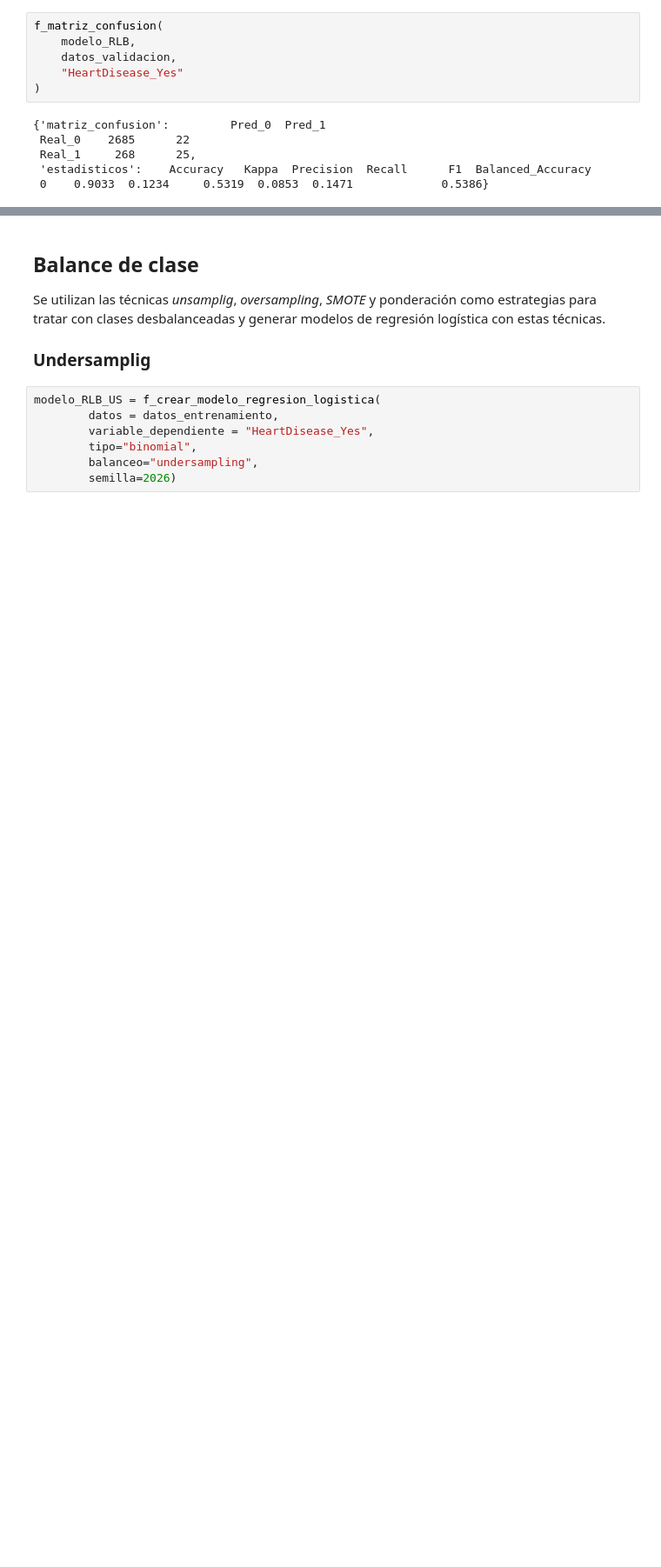
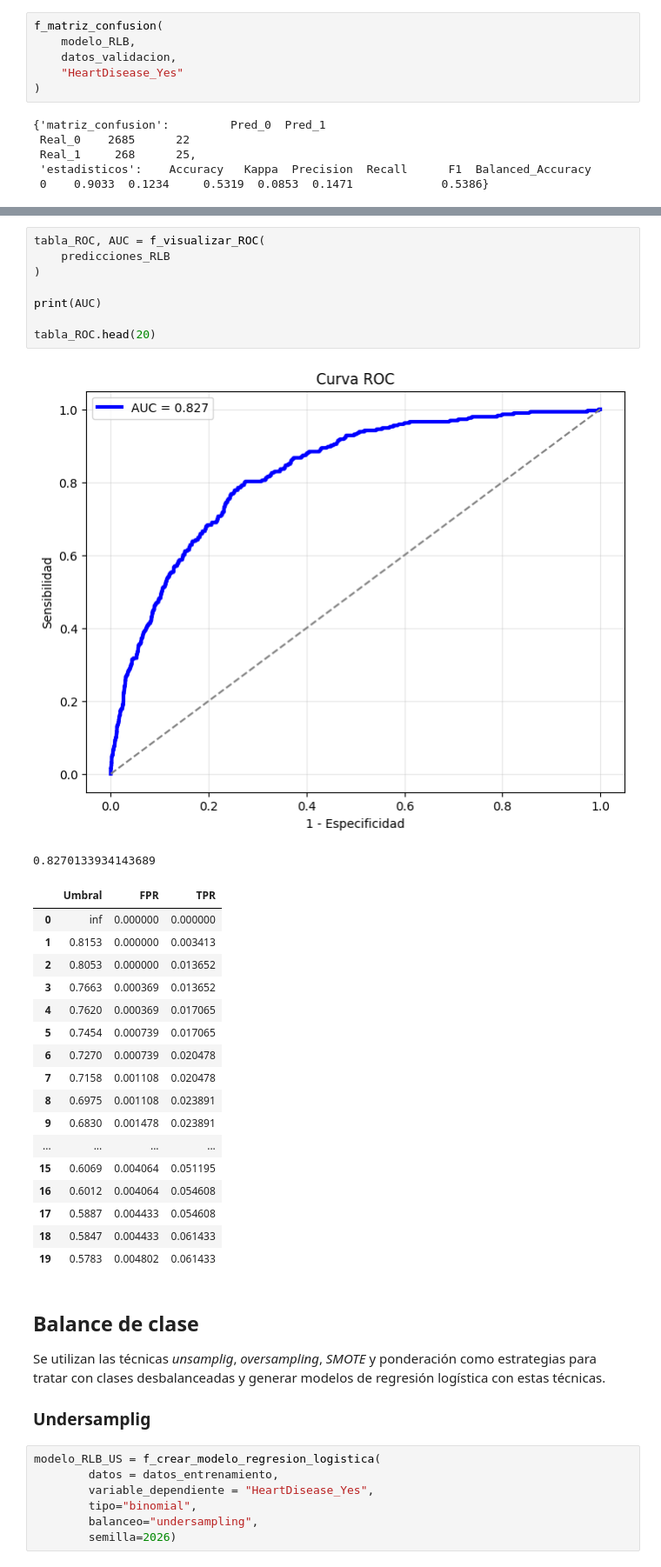
Before and after one commit to rpizarrog/Libro-Aprendizaje-Automatico.-Casos-de-Estudio-con-R-y-Python, a Jupyter notebook: Python NoteBooks/Clasificación_regresión_logistica_bonomial_danos_al_corazón.ipynb, the cells around one changed output, grey strips where cells are left out. Shown at 87% size. Saved outputs shown, nothing was run; the diff lists cells and outputs as text; blank space fills up the shorter version.

```diff
--- a/Python NoteBooks/Clasificación_regresión_logistica_bonomial_danos_al_corazón.ipynb
+++ b/Python NoteBooks/Clasificación_regresión_logistica_bonomial_danos_al_corazón.ipynb
@@ -316,3 +318,31 @@ f_matriz_confusion(
+# %%
+tabla_ROC, AUC = f_visualizar_ROC(
+    predicciones_RLB
+)
+
+print(AUC)
+
+tabla_ROC.head(20)
+# %% [output]
+[figure, added]
+0.8270133934143689
+|  | Umbral | FPR | TPR |
+| 0 | inf | 0.000000 | 0.000000 |
+| 1 | 0.8153 | 0.000000 | 0.003413 |
+| 2 | 0.8053 | 0.000000 | 0.013652 |
+| 3 | 0.7663 | 0.000369 | 0.013652 |
+| 4 | 0.7620 | 0.000369 | 0.017065 |
+| 5 | 0.7454 | 0.000739 | 0.017065 |
+| 6 | 0.7270 | 0.000739 | 0.020478 |
+| 7 | 0.7158 | 0.001108 | 0.020478 |
+| 8 | 0.6975 | 0.001108 | 0.023891 |
+| 9 | 0.6830 | 0.001478 | 0.023891 |
+| ... | ... | ... | ... |
+| 15 | 0.6069 | 0.004064 | 0.051195 |
+| 16 | 0.6012 | 0.004064 | 0.054608 |
+| 17 | 0.5887 | 0.004433 | 0.054608 |
+| 18 | 0.5847 | 0.004433 | 0.061433 |
+| 19 | 0.5783 | 0.004802 | 0.061433 |
 # %% [markdown]
 ## Balance de clase
 
```
Also changed, not shown: parts of 1 cell of this notebook.
